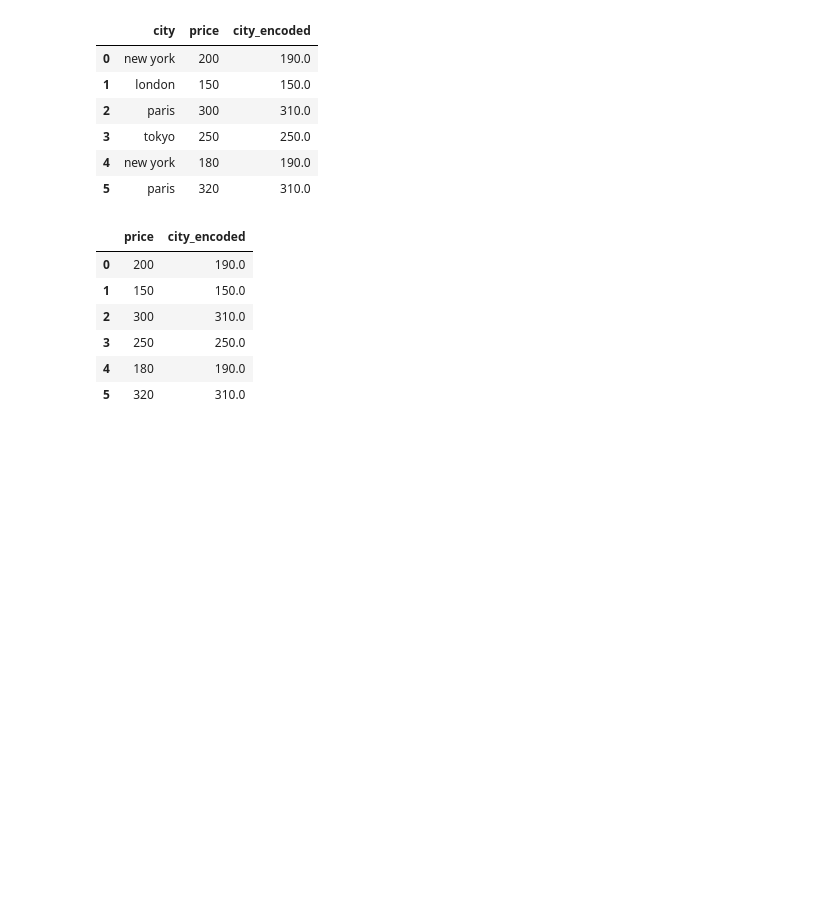
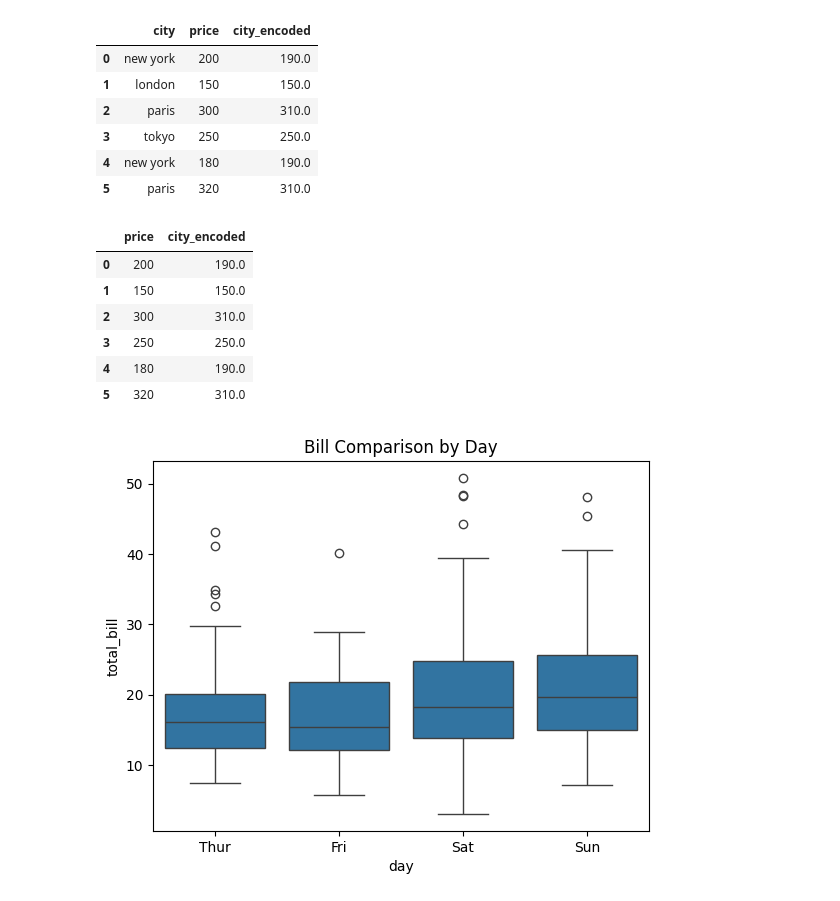
Before and after one commit to Imtiazjumman/Data_analytics, a Jupyter notebook: Feature engineering with python/Data_encoding.ipynb, the cells around one changed output. Drawn from its saved outputs; the diff is of its cells as text; code cells hidden in the pictures; blank space fills up the shorter version.

```diff
--- a/Feature engineering with python/Data_encoding.ipynb
+++ b/Feature engineering with python/Data_encoding.ipynb
@@ -191,12 +191,14 @@ df[['price', 'city_encoded']]
 # %%
 import seaborn as sns
 
 import matplotlib.pyplot as plt
 
 # Load the tips dataset
 tips = sns.load_dataset('tips')
 
 # Compare bills with sex using a boxplot
-sns.boxplot(data=tips, x='sex', y='total_bill')
-plt.title('Bill Comparison by Sex')
+sns.boxplot(data=tips, x='day', y='total_bill')
+plt.title('Bill Comparison by Day')
 plt.show()
+# %% [output]
+[figure, added]
```
